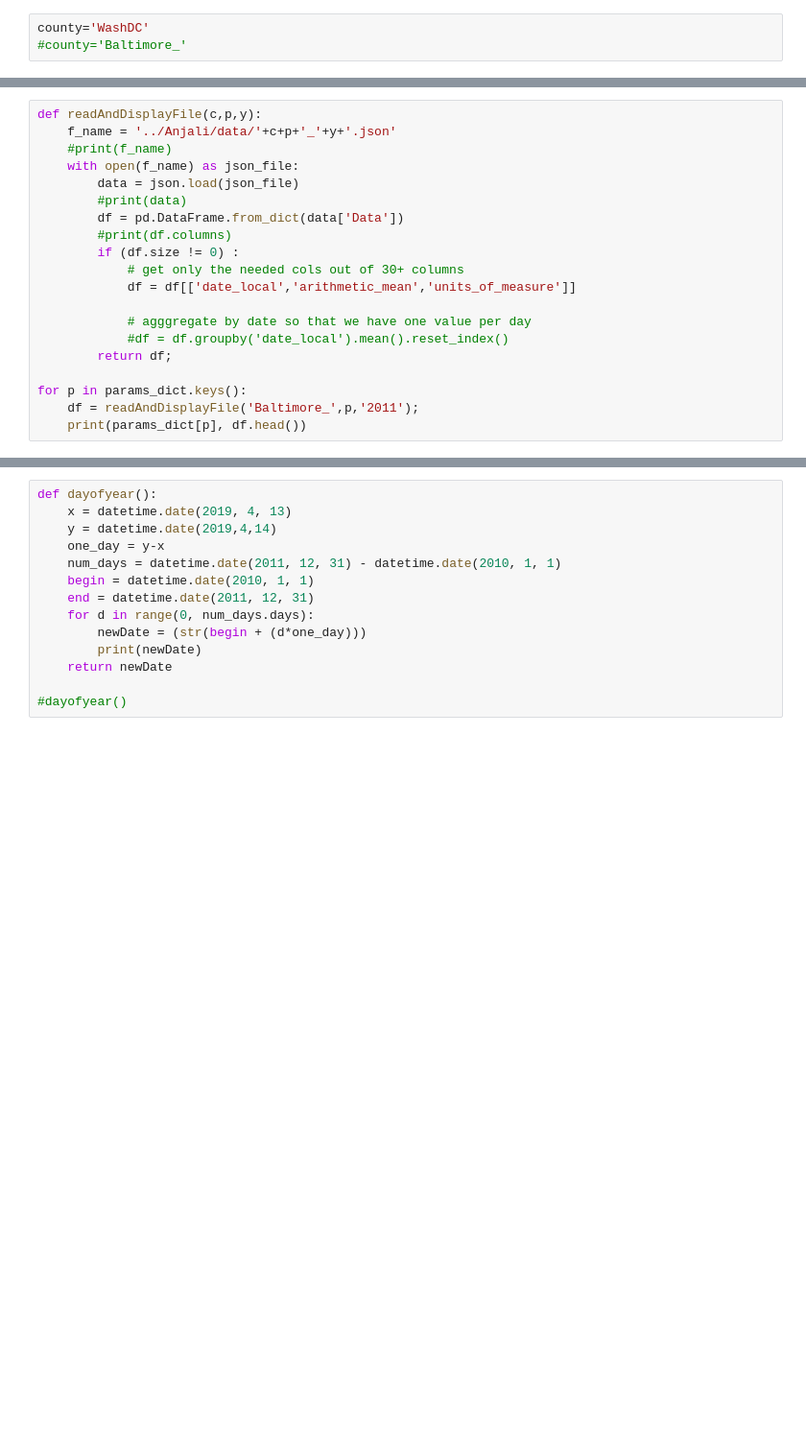
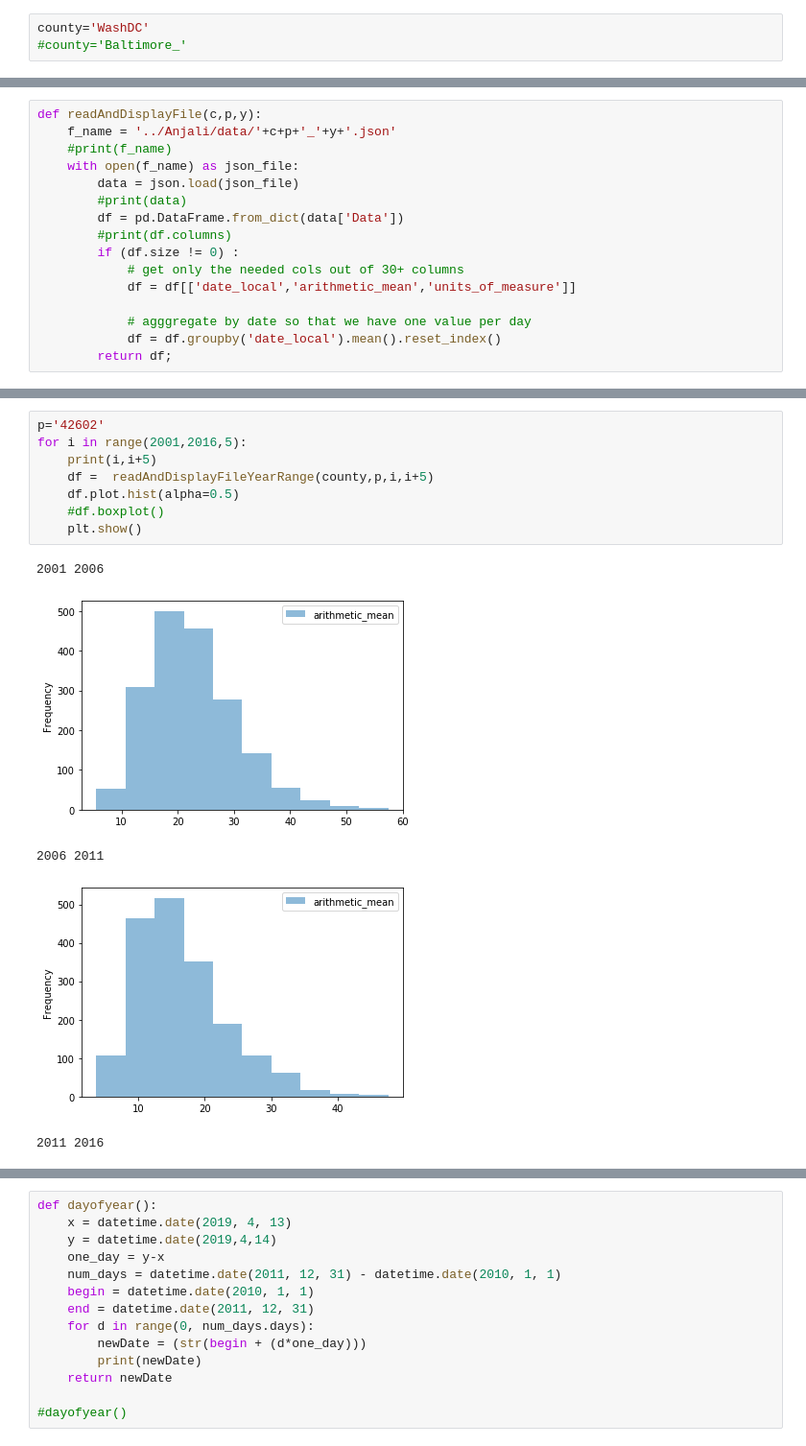
Before and after one commit to ksamavedam/Pollution20Code, a Jupyter notebook: Appa/apps_scratch.ipynb, the cells around one changed output, grey strips where cells are left out. Shown at 96% size. Drawn from its saved outputs; the diff is of its cells as text; blank space fills up the shorter version.

```diff
--- a/Appa/apps_scratch.ipynb
+++ b/Appa/apps_scratch.ipynb
@@ -57,9 +40,5 @@ def readAndDisplayFile(c,p,y):
             df = df[['date_local','arithmetic_mean','units_of_measure']]
 
             # agggregate by date so that we have one value per day
-            #df = df.groupby('date_local').mean().reset_index()
+            df = df.groupby('date_local').mean().reset_index()
         return df;
-
-for p in params_dict.keys():
-    df = readAndDisplayFile('Baltimore_',p,'2011');
-    print(params_dict[p], df.head())
@@ -93,2 +54,16 @@ def readAndDisplayFileYearRange(c,px,ya,yb):
 
 #df = readAndDisplayFile('Baltimore','p','2011');
+# %%
+p='42602'
+for i in range(2001,2016,5):
+    print(i,i+5)
+    df =  readAndDisplayFileYearRange(county,p,i,i+5)
+    df.plot.hist(alpha=0.5)
+    #df.boxplot()
+    plt.show()
+# %% [output]
+2001 2006
+[figure, added]
+2006 2011
+[figure, added]
+2011 2016
```
Also changed, not shown: parts of 18 cells of this notebook, 6 other files.
